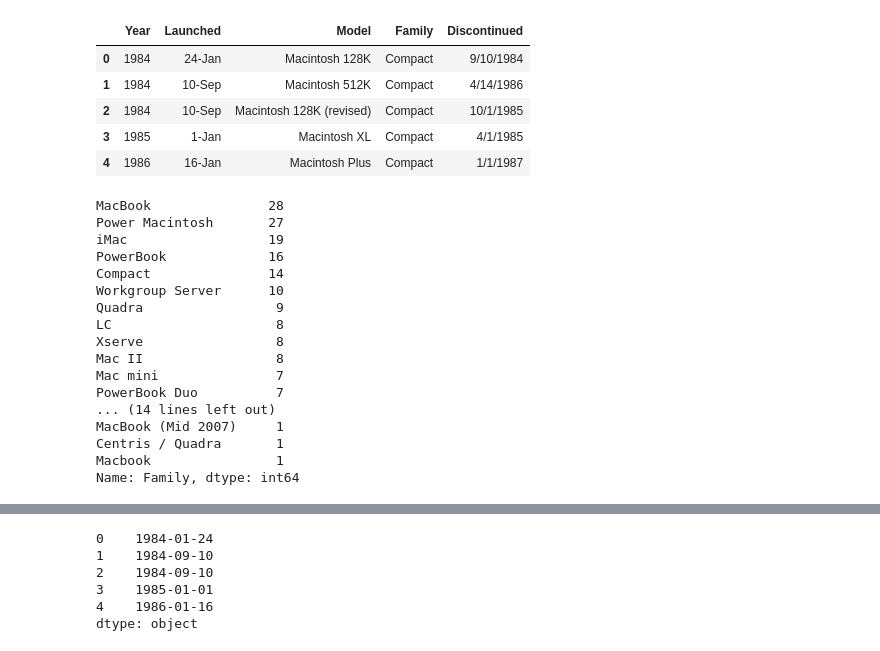
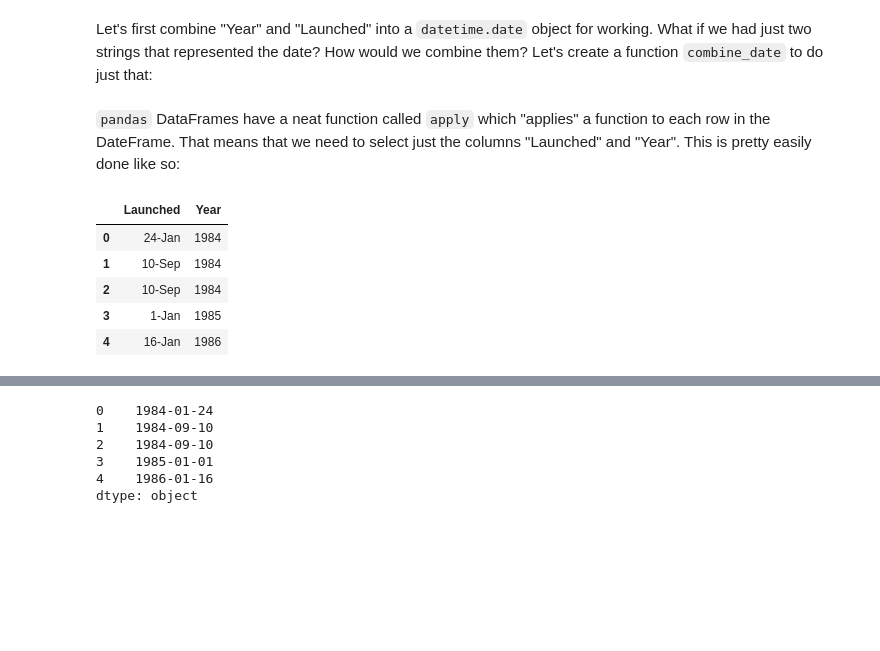
Before and after one commit to mertzjames/tutorials, a Jupyter notebook: Jupyter/Lab/challenge_lifespan_Solution.ipynb, the cells around one changed output, grey strips where cells are left out. Saved outputs shown, nothing was run; the diff lists cells and outputs as text; code cells hidden in the pictures; blank space fills up the shorter version.

```diff
--- a/Jupyter/Lab/challenge_lifespan_Solution.ipynb
+++ b/Jupyter/Lab/challenge_lifespan_Solution.ipynb
@@ -10,0 +102,2 @@ mac_timeline_data = pd.read_csv("Macintosh_timeline.csv")
+# %% [markdown]
+Let's first combine "Year" and "Launched" into a `datetime.date` object for working.  What if we had just two strings that represented the date?  How would we combine them?  Let's create a function `combine_date` to do just that:
@@ -11,30 +131,11 @@ mac_timeline_data = pd.read_csv("Macintosh_timeline.csv")
+# %% [markdown]
+`pandas` DataFrames have a neat function called `apply` which "applies" a function to each row in the DateFrame.  That means that we need to select just the columns "Launched" and "Year".  This is pretty easily done like so:
 # %%
-mac_timeline_data.head()
+mac_timeline_data[['Launched', 'Year']].head()
 # %% [output]
-|  | Year | Launched | Model | Family | Discontinued |
-| 0 | 1984 | 24-Jan | Macintosh 128K | Compact | 9/10/1984 |
-| 1 | 1984 | 10-Sep | Macintosh 512K | Compact | 4/14/1986 |
-| 2 | 1984 | 10-Sep | Macintosh 128K (revised) | Compact | 10/1/1985 |
-| 3 | 1985 | 1-Jan | Macintosh XL | Compact | 4/1/1985 |
-| 4 | 1986 | 16-Jan | Macintosh Plus | Compact | 1/1/1987 |
+|  | Launched | Year |
+| 0 | 24-Jan | 1984 |
+| 1 | 10-Sep | 1984 |
+| 2 | 10-Sep | 1984 |
+| 3 | 1-Jan | 1985 |
+| 4 | 16-Jan | 1986 |
-# %%
-families = mac_timeline_data['Family']
-families.value_counts()
-# %% [output]
-MacBook               28
-Power Macintosh       27
-iMac                  19
-PowerBook             16
-Compact               14
-Workgroup Server      10
-Quadra                 9
-LC                     8
-Xserve                 8
-Mac II                 8
-Mac mini               7
-PowerBook Duo          7
-... (14 lines left out)
-MacBook (Mid 2007)     1
-Centris / Quadra       1
-Macbook                1
-Name: Family, dtype: int64
```
Also changed, not shown: parts of 34 cells of this notebook, 1 other file.
